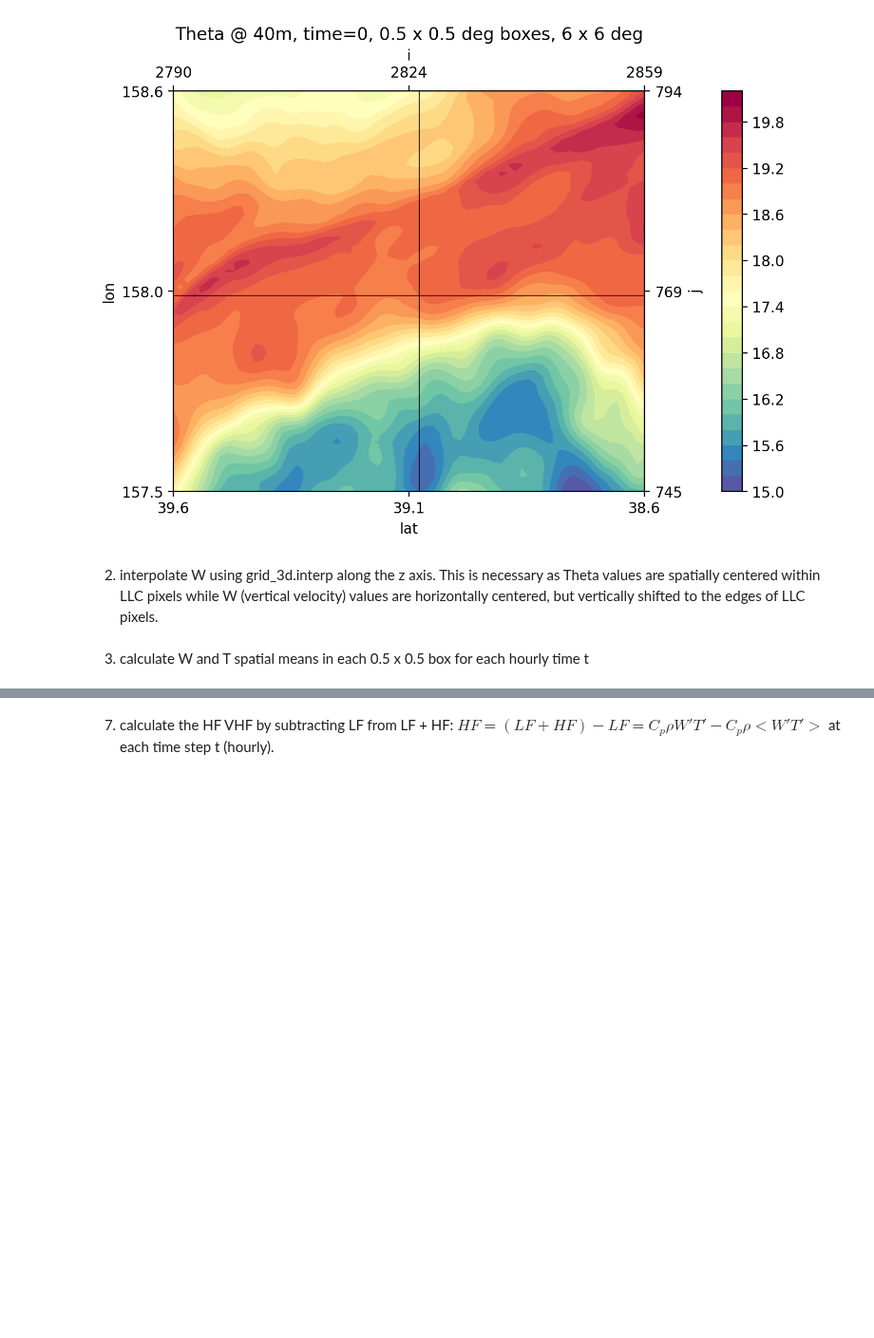
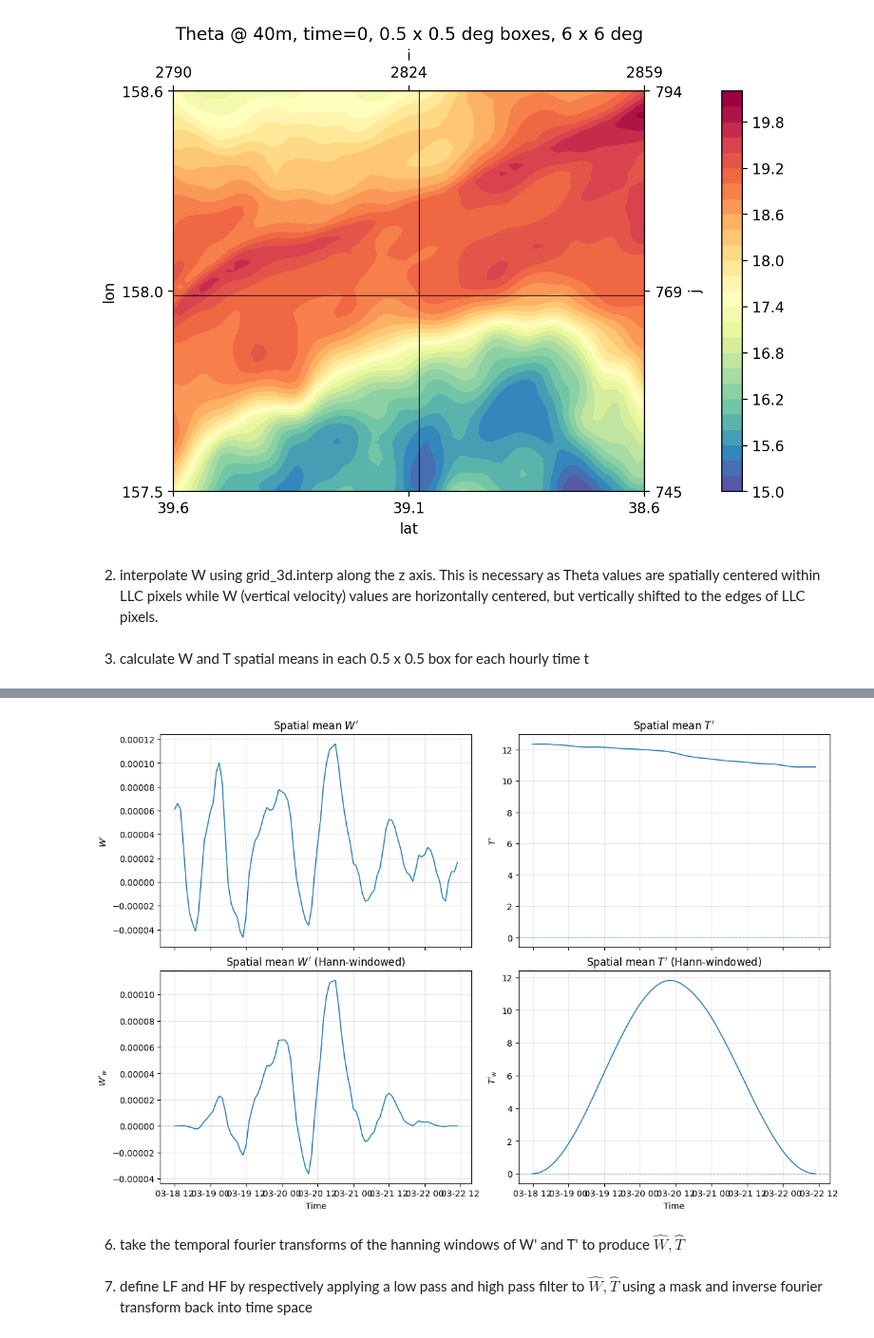
Before and after one commit to GHOpenonic/LLC_ocean_emulator, a Jupyter notebook: high_res_diagnostics/VHF/old/old_test_VHF.ipynb, the cells around one changed output, grey strips where cells are left out. Shown at 95% size. Drawn from its saved outputs; the diff is of its cells as text; code cells hidden in the pictures; blank space fills up the shorter version.

```diff
--- a/high_res_diagnostics/VHF/test_vertical_heat_flux.ipynb
+++ b/high_res_diagnostics/VHF/old/old_test_VHF.ipynb
@@ -445 +506,50 @@ $<W' T'> = \bar{WT} - \bar{W} \bar{T}$
+# %%
+fig, axs = plt.subplots(2, 2, figsize=(12, 8), sharex=True, constrained_layout=True)
+
+# ---- W' ----
+axs[0, 0].plot(
+    Wm.time,
+    Wm.mean(dim=("box")),
+    linewidth=1.2
+)
+axs[0, 0].set_title(r"Spatial mean $W'$")
+axs[0, 0].set_ylabel(r"$W'$")
+
+# ---- T' ----
+axs[0, 1].plot(
+    Tm.time,
+    Tm.mean(dim=("box")),
+    linewidth=1.2
+)
+axs[0, 1].set_title(r"Spatial mean $T'$")
+axs[0, 1].set_ylabel(r"$T'$")
+
+# ---- W' with Hann window ----
+axs[1, 0].plot(
+    Wmw.time,
+    Wmw.mean(dim=("box")),
+    linewidth=1.2
+)
+axs[1, 0].set_title(r"Spatial mean $W'$ (Hann-windowed)")
+axs[1, 0].set_xlabel("Time")
+axs[1, 0].set_ylabel(r"$W'_w$")
+
+# ---- T' with Hann window ----
+axs[1, 1].plot(
+    Tmw.time,
+    Tmw.mean(dim=("box")),
+    linewidth=1.2
+)
+axs[1, 1].set_title(r"Spatial mean $T'$ (Hann-windowed)")
+axs[1, 1].set_xlabel("Time")
+axs[1, 1].set_ylabel(r"$T'_w$")
+
+# cosmetic touches
+for ax in axs.ravel():
+    ax.axhline(0, linestyle="--", linewidth=0.8, alpha=0.5)
+    ax.grid(alpha=0.3)
+
+plt.show()
+# %% [output]
+[figure, added]
 # %%
@@ -486,2 +596,2 @@ LF_VHF = C_p * rho * calc_LF(LLC_testing, 24, 0.5, box_index)
 # %% [markdown]
-7. calculate the HF VHF by subtracting LF from LF + HF: $HF = (LF + HF) - LF = C_p \rho W' T' - C_p \rho <W' T'>$ at each time step t (hourly).
+6. take the temporal fourier transforms of the hanning windows of W' and T' to produce $\hat{W}, \hat{T}$
@@ -487,0 +604,2 @@ LF_VHF = C_p * rho * calc_LF(LLC_testing, 24, 0.5, box_index)
+# %% [markdown]
+7. define LF and HF by respectively applying a low pass and high pass filter to $\hat{W}, \hat{T}$ using a mask and inverse fourier transform back into time space
```
Also changed, not shown: parts of 38 cells of this notebook, 6 other files.
